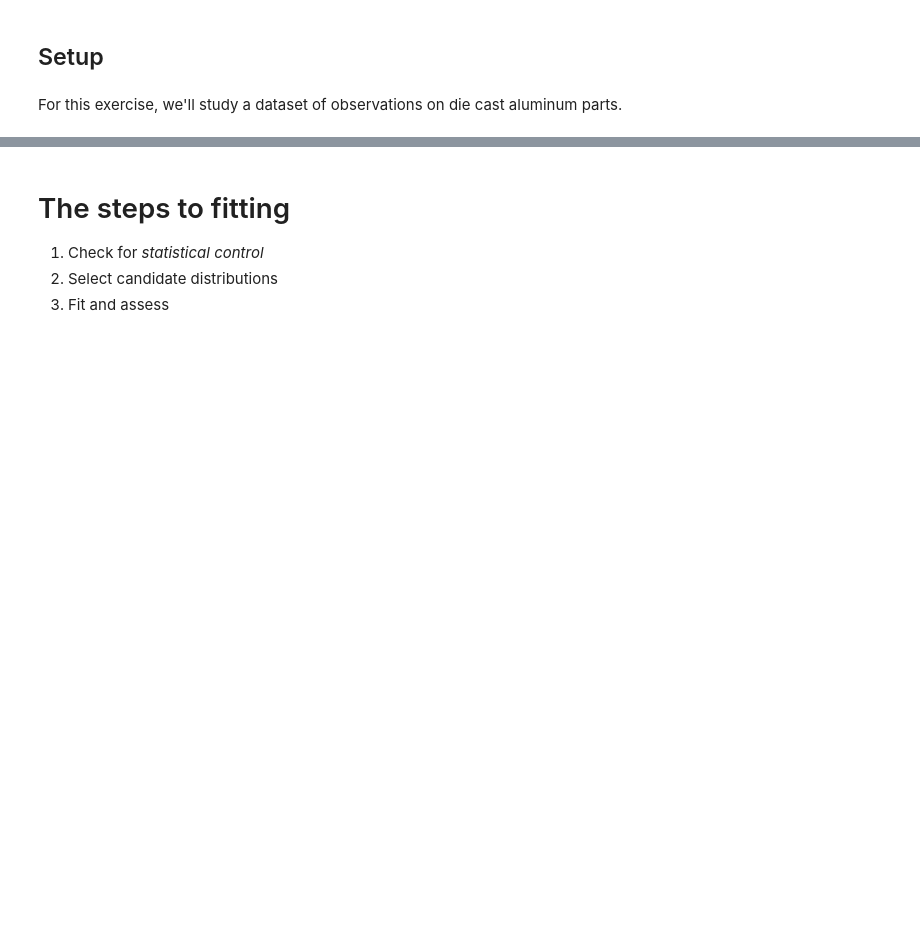
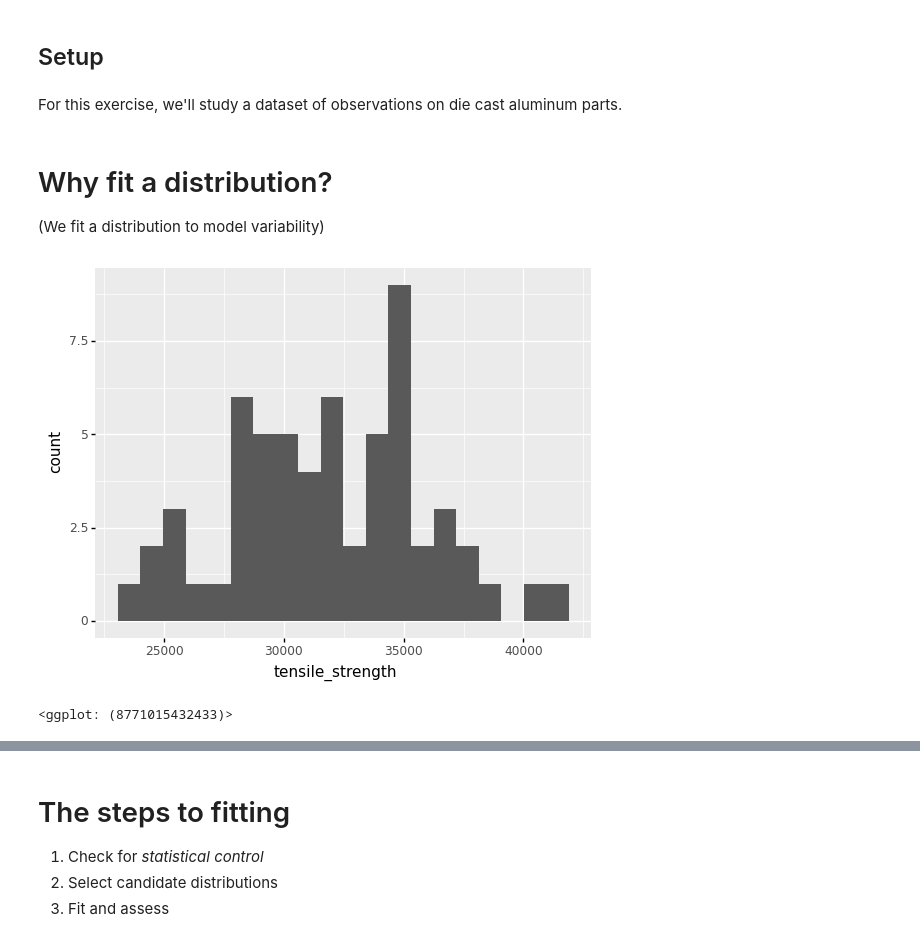
Before and after one commit to zdelrosario/evc-course, a Jupyter notebook: exercises/e-grama06-fit-univar-master.ipynb, the cells around one changed output, grey strips where cells are left out. Cells and saved outputs as stored; diff of their text form; code cells hidden in the pictures; blank space fills up the shorter version.

Commit message:
add motivation on why fit a distribution

```diff
--- a/exercises/e-grama06-fit-univar-master.ipynb
+++ b/exercises/e-grama06-fit-univar-master.ipynb
@@ -12,3 +12,17 @@ DF = gr.Intention()
 For this exercise, we'll study a dataset of observations on die cast aluminum parts.
 # %%
 from grama.data import df_shewhart
+# %% [markdown]
+# Why fit a distribution?
+
+(We fit a distribution to model variability)
+# %%
+# NOTE: No need to edit; run and inspect
+(
+    df_shewhart
+    >> gr.ggplot(gr.aes("tensile_strength"))
+    + gr.geom_histogram(bins=20)
+)
+# %% [output]
+[figure, added]
+<ggplot: (8771015432433)>
```
Also changed, not shown: parts of 23 cells of this notebook.
